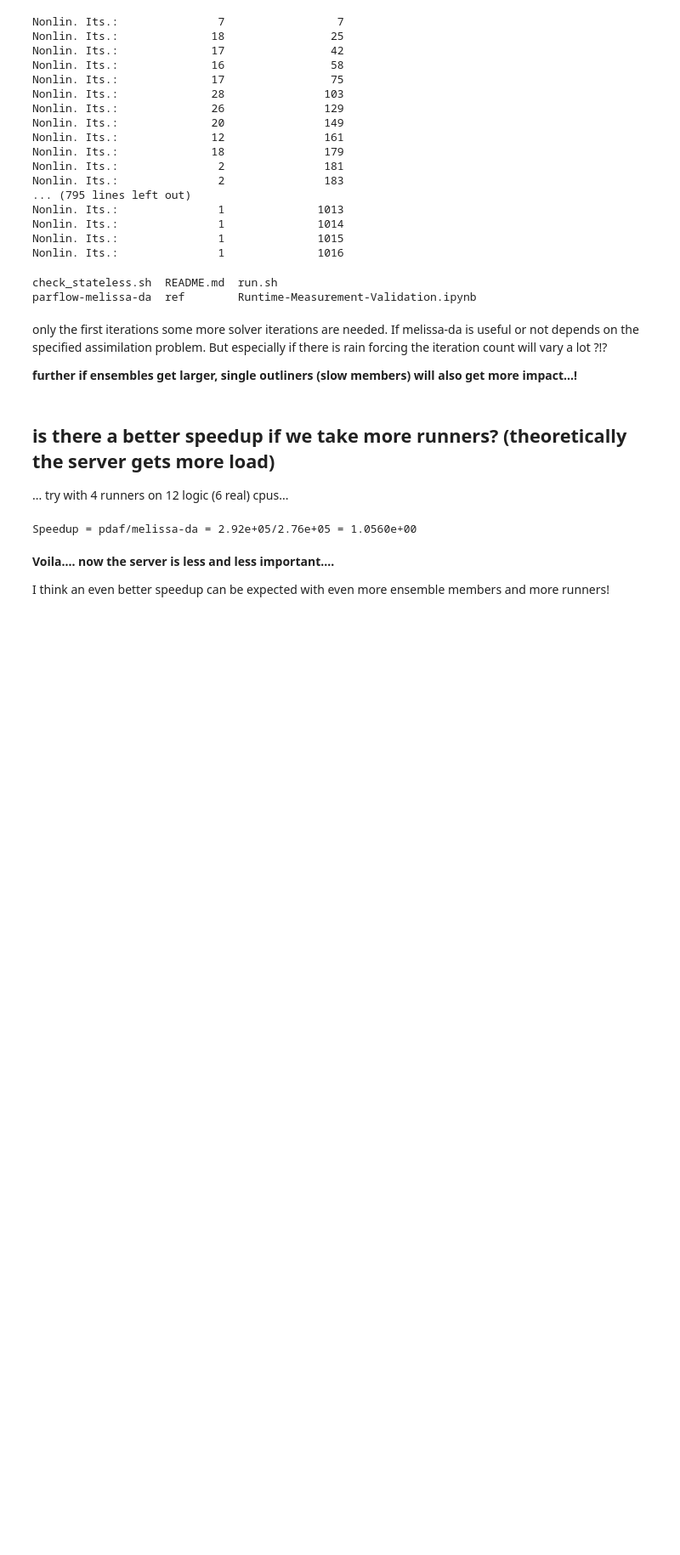
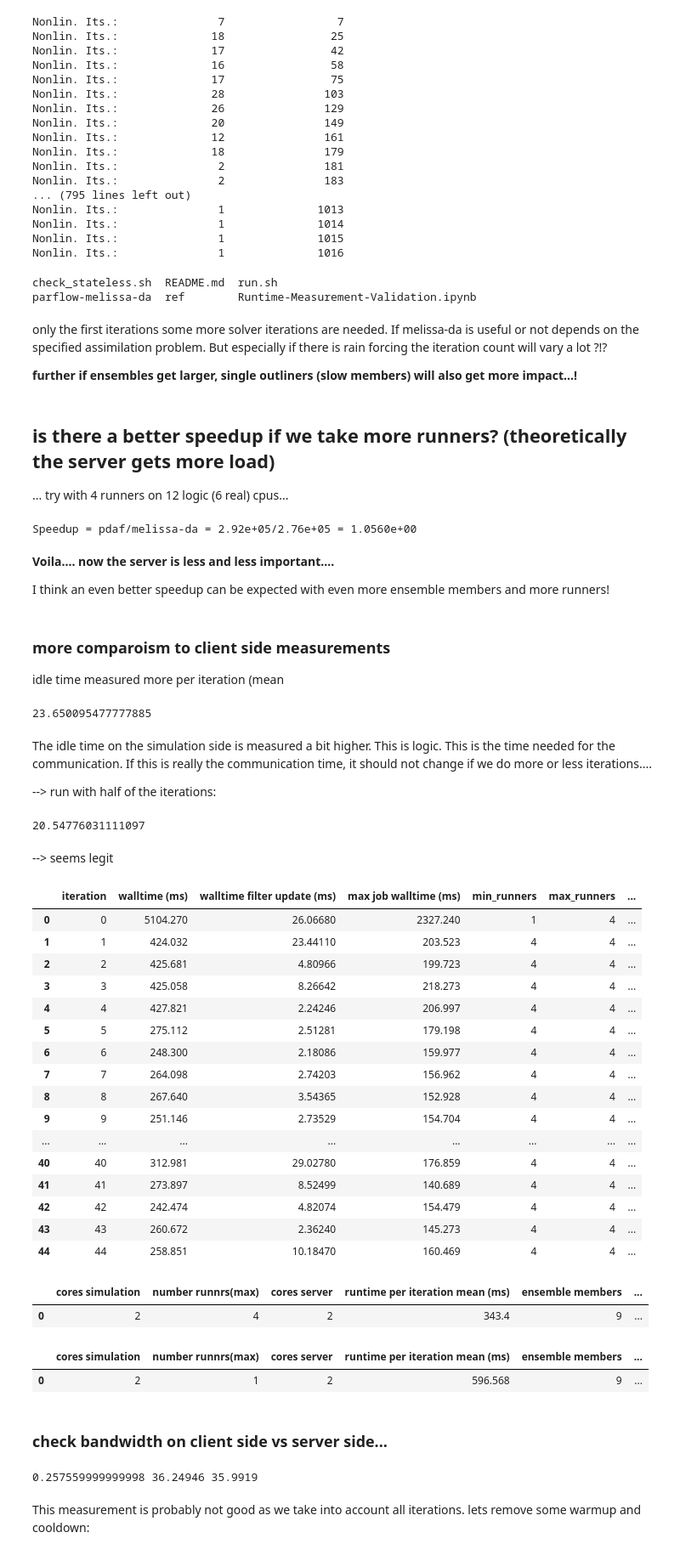
Before and after one commit to kellekai-jira/Fugaku-Particle-Filter, a Jupyter notebook: examples/parflow-pure/Runtime-Measurement-Validation.ipynb, the cells around one changed output. Shown at 85% size. Drawn from its saved outputs; the diff is of its cells as text; code cells hidden in the pictures; blank space fills up the shorter version.

Commit message:
Did some more Measurement validation

```diff
--- a/examples/parflow-pure/Runtime-Measurement-Validation.ipynb
+++ b/examples/parflow-pure/Runtime-Measurement-Validation.ipynb
@@ -208,0 +211,77 @@ I think an even better speedup can be expected with even more ensemble members a
+# %% [markdown]
+### more comparoism to client side measurements
+
+idle time measured more per iteration (mean
+# %%
+
+
+sim_all = [pd.read_csv(prepath + '/simulation-all.csv.4runners.9members.%d' % i) for i in range(4)]
+server_all = pd.read_csv(prepath + '/server-all.csv.4runners.9members')
+
+idle_measurement_server = sum(server_all['accumulated runner idle time'])
+idle_measurement_sims = sum([sum(sim['idle walltime (ms)'][1:]) for sim in sim_all])
+(idle_measurement_sims - idle_measurement_server) / server_all['iteration'].shape[0]
+# %% [output]
+23.650095477777885
+# %% [markdown]
+The idle time on the simulation side is measured a bit higher. This is logic. This is the time needed for the communication. If this is really the communication time, it should not change if we do more or less iterations....
+
+--> run with half of the iterations:
+# %%
+# changing run.sh to run with half of the iterations...
+sim_all = [pd.read_csv(prepath + '/simulation-all.csv.4runners.9members.%d.90steps' % i) for i in range(4)]
+server_all = pd.read_csv(prepath + '/server-all.csv.4runners.9members.90steps')
+
+idle_measurement_server = sum(server_all['accumulated runner idle time'])
+idle_measurement_sims = sum([sum(sim['idle walltime (ms)'][1:]) for sim in sim_all])
+(idle_measurement_sims - idle_measurement_server) / server_all['iteration'].shape[0]
+# %% [output]
+20.54776031111097
+# %% [markdown]
+--> seems legit
+# %%
+server_all
+# %% [output]
+|  | iteration | walltime (ms) | walltime filter update (ms) | max job walltime (ms) | min_runners | max_runners | ... |
+| 0 | 0 | 5104.270 | 26.06680 | 2327.240 | 1 | 4 | ... |
+| 1 | 1 | 424.032 | 23.44110 | 203.523 | 4 | 4 | ... |
+| 2 | 2 | 425.681 | 4.80966 | 199.723 | 4 | 4 | ... |
+| 3 | 3 | 425.058 | 8.26642 | 218.273 | 4 | 4 | ... |
+| 4 | 4 | 427.821 | 2.24246 | 206.997 | 4 | 4 | ... |
+| 5 | 5 | 275.112 | 2.51281 | 179.198 | 4 | 4 | ... |
+| 6 | 6 | 248.300 | 2.18086 | 159.977 | 4 | 4 | ... |
+| 7 | 7 | 264.098 | 2.74203 | 156.962 | 4 | 4 | ... |
+| 8 | 8 | 267.640 | 3.54365 | 152.928 | 4 | 4 | ... |
+| 9 | 9 | 251.146 | 2.73529 | 154.704 | 4 | 4 | ... |
+| ... | ... | ... | ... | ... | ... | ... | ... |
+| 40 | 40 | 312.981 | 29.02780 | 176.859 | 4 | 4 | ... |
+| 41 | 41 | 273.897 | 8.52499 | 140.689 | 4 | 4 | ... |
+| 42 | 42 | 242.474 | 4.82074 | 154.479 | 4 | 4 | ... |
+| 43 | 43 | 260.672 | 2.36240 | 145.273 | 4 | 4 | ... |
+| 44 | 44 | 258.851 | 10.18470 | 160.469 | 4 | 4 | ... |
+# %%
+server_short = pd.read_csv(prepath + '/server-short.csv.4runners.9members')
+server_short
+# %% [output]
+|  | cores simulation | number runnrs(max) | cores server | runtime per iteration mean (ms) | ensemble members | ... |
+| 0 | 2 | 4 | 2 | 343.4 | 9 | ... |
+# %%
+pd.read_csv(prepath + '/server-short.csv.1runners.9members')
+# %% [output]
+|  | cores simulation | number runnrs(max) | cores server | runtime per iteration mean (ms) | ensemble members | ... |
+| 0 | 2 | 1 | 2 | 596.568 | 9 | ... |
+# %% [markdown]
+### check bandwidth on client side vs server side...
+# %%
+server_short = pd.read_csv(prepath + '/server-short.csv.4runners.9members')
+
+bw_server = server_short['mean bandwidth (MB/s)'][0]
+bw_all_simu = 0
+for runner_id in range(4):
+    df = pd.read_csv(prepath + '/simulation-short.csv.4runners.9members.%d' % runner_id)
+    bw_all_simu += df['cores simulation'][0] * df['mean (idle + compute) bandwidth of this core (MB/s)'][0]
+print(bw_all_simu - bw_server, bw_all_simu, bw_server)
+# %% [output]
+0.257559999999998 36.24946 35.9919
+# %% [markdown]
+This measurement is probably not good as we take into account all iterations. lets remove some warmup and cooldown:
```
Also changed, not shown: parts of 6 cells of this notebook, 1 other file.
